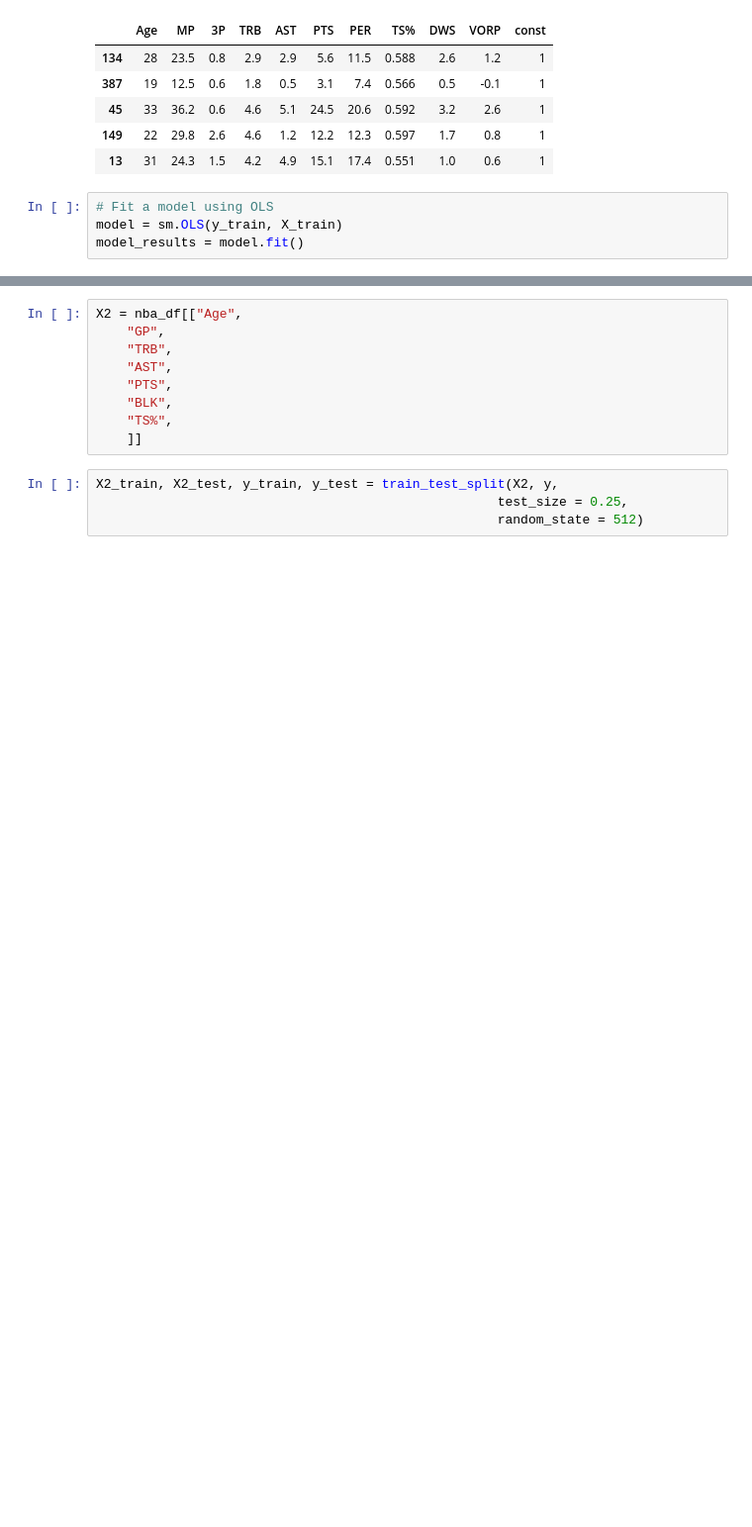
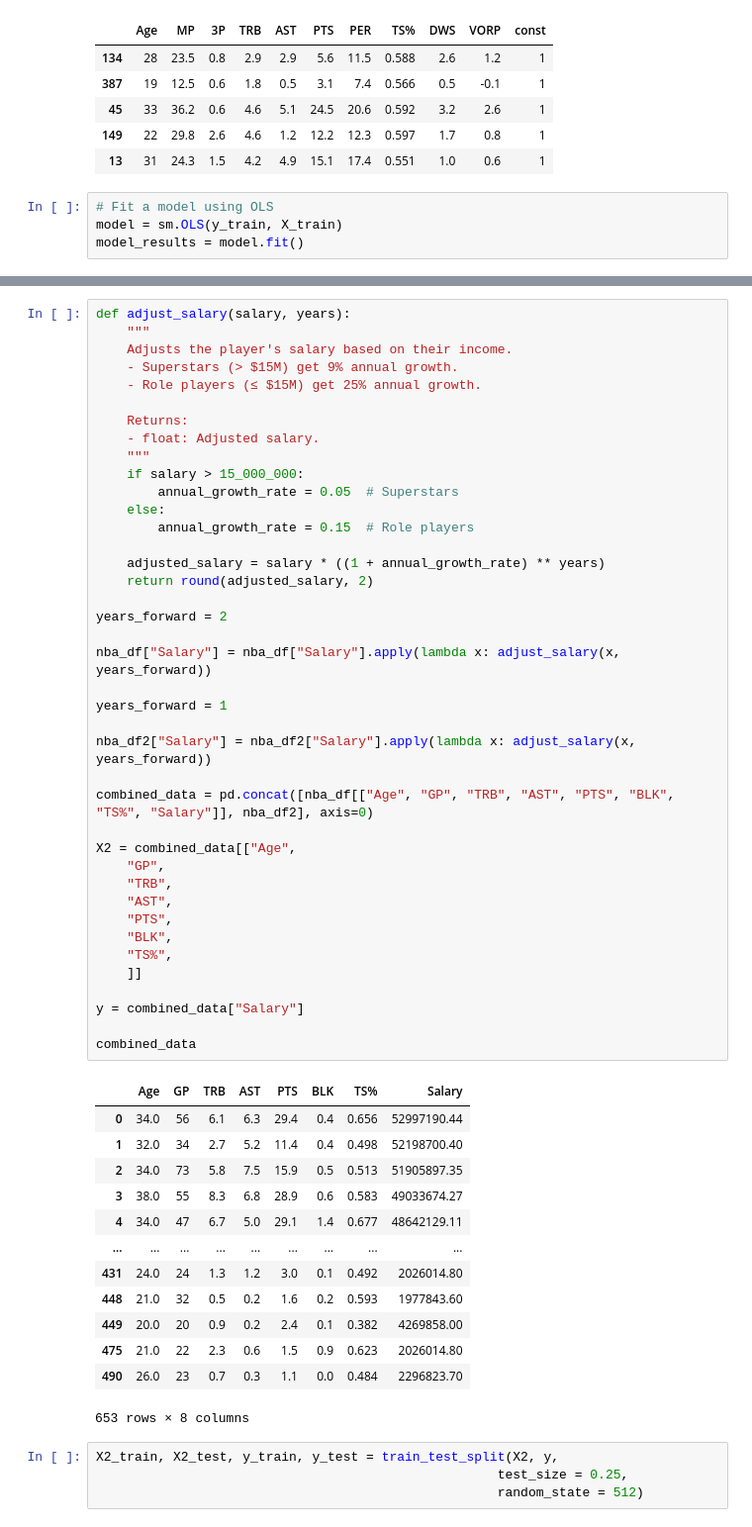
Before and after one commit to Mitchshona/is215-nba, a Jupyter notebook: backend/model/build.ipynb, the cells around one changed output, grey strips where cells are left out. Shown at 99% size. Cells and saved outputs as stored; diff of their text form; blank space fills up the shorter version.

```diff
--- a/backend/model/build.ipynb
+++ b/backend/model/build.ipynb
@@ -174,15 +211,60 @@ model_results.summary2()
 Notes:
 [1] Standard Errors assume that the covariance matrix of the errors is correctly specified.
 [2] The condition number is large, 1.17e+03. This might indicate that there are strong multicollinearity or other numerical problems.
-# %%
-X2 = nba_df[["Age",
-    "GP",
-    "TRB",
-    "AST",
-    "PTS",
-    "BLK",
-    "TS%",
-    ]]
+# %%
+def adjust_salary(salary, years):
+    """
+    Adjusts the player's salary based on their income.
+    - Superstars (> $15M) get 9% annual growth.
+    - Role players (≤ $15M) get 25% annual growth.
+
+    Returns:
+    - float: Adjusted salary.
+    """
+    if salary > 15_000_000:
+        annual_growth_rate = 0.05  # Superstars
+    else:
+        annual_growth_rate = 0.15  # Role players
+
+    adjusted_salary = salary * ((1 + annual_growth_rate) ** years)
+    return round(adjusted_salary, 2)
+
+years_forward = 2
+
+nba_df["Salary"] = nba_df["Salary"].apply(lambda x: adjust_salary(x, years_forward))
+
+years_forward = 1
+
+nba_df2["Salary"] = nba_df2["Salary"].apply(lambda x: adjust_salary(x, years_forward))
+
+combined_data = pd.concat([nba_df[["Age", "GP", "TRB", "AST", "PTS", "BLK", "TS%", "Salary"]], nba_df2], axis=0)
+
+X2 = combined_data[["Age",
+    "GP",
+    "TRB",
+    "AST",
+    "PTS",
+    "BLK",
+    "TS%",
+    ]]
+
+y = combined_data["Salary"]
+
+combined_data
+# %% [output]
+|  | Age | GP | TRB | AST | PTS | BLK | TS% | Salary |
+| 0 | 34.0 | 56 | 6.1 | 6.3 | 29.4 | 0.4 | 0.656 | 52997190.44 |
+| 1 | 32.0 | 34 | 2.7 | 5.2 | 11.4 | 0.4 | 0.498 | 52198700.40 |
+| 2 | 34.0 | 73 | 5.8 | 7.5 | 15.9 | 0.5 | 0.513 | 51905897.35 |
+| 3 | 38.0 | 55 | 8.3 | 6.8 | 28.9 | 0.6 | 0.583 | 49033674.27 |
+| 4 | 34.0 | 47 | 6.7 | 5.0 | 29.1 | 1.4 | 0.677 | 48642129.11 |
+| ... | ... | ... | ... | ... | ... | ... | ... | ... |
+| 431 | 24.0 | 24 | 1.3 | 1.2 | 3.0 | 0.1 | 0.492 | 2026014.80 |
+| 448 | 21.0 | 32 | 0.5 | 0.2 | 1.6 | 0.2 | 0.593 | 1977843.60 |
+| 449 | 20.0 | 20 | 0.9 | 0.2 | 2.4 | 0.1 | 0.382 | 4269858.00 |
+| 475 | 21.0 | 22 | 2.3 | 0.6 | 1.5 | 0.9 | 0.623 | 2026014.80 |
+| 490 | 26.0 | 23 | 0.7 | 0.3 | 1.1 | 0.0 | 0.484 | 2296823.70 |
+653 rows × 8 columns
 # %%
 X2_train, X2_test, y_train, y_test = train_test_split(X2, y,
                                                     test_size = 0.25,
```
Also changed, not shown: parts of 11 cells of this notebook, 16 other files.
